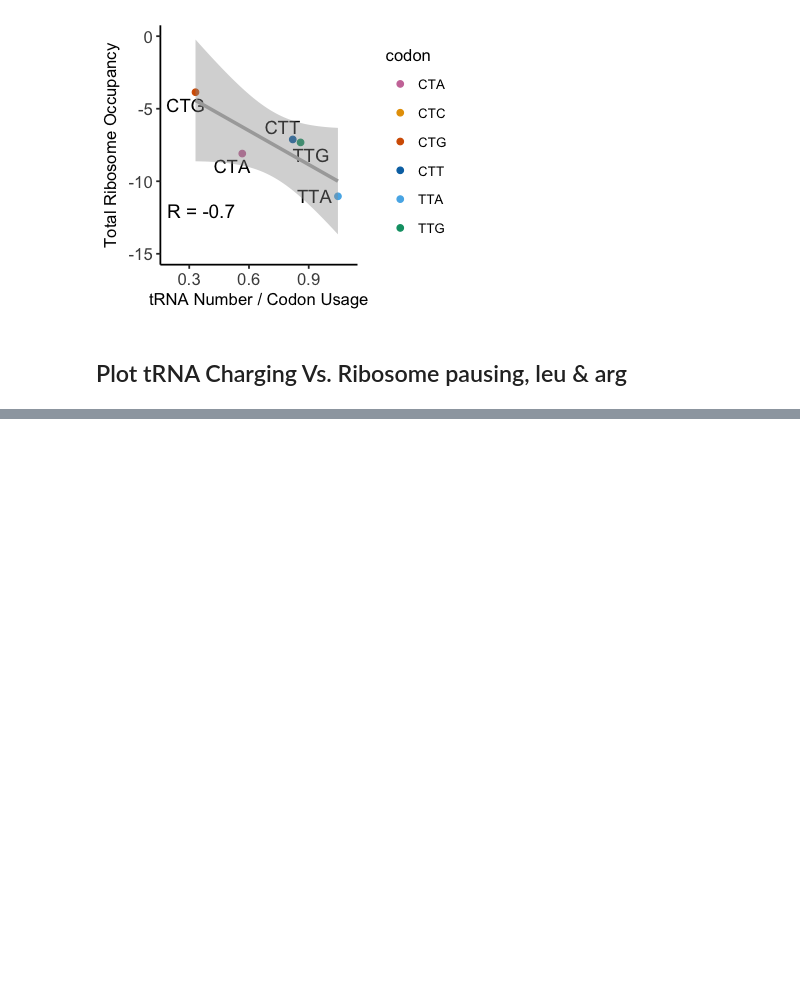
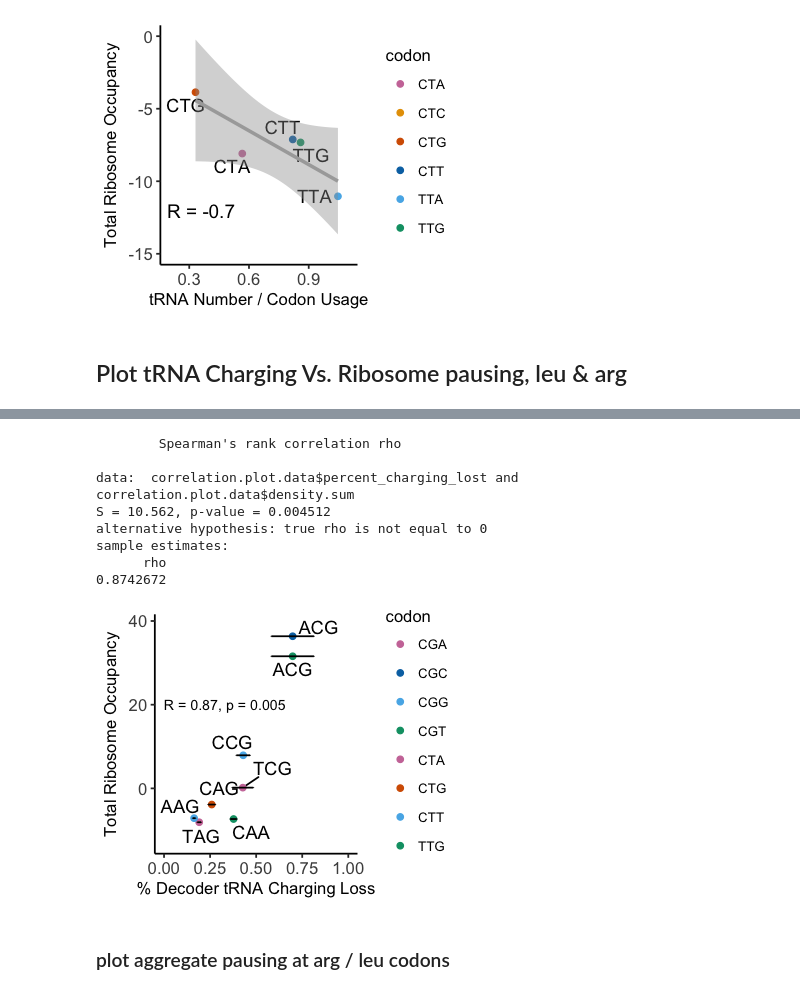
Before and after one commit to adarnell/2017_adarnell_riboseq_Rpipeline_test, a Jupyter notebook: scripts/plot_codon_usage.ipynb, the cells around one changed output, grey strips where cells are left out. Cells and saved outputs as stored; diff of their text form; code cells hidden in the pictures; blank space fills up the shorter version.

```diff
--- a/scripts/plot_codon_usage.ipynb
+++ b/scripts/plot_codon_usage.ipynb
@@ -647,0 +701,41 @@ sample estimates:
+# %%
+cbPalette <- c("#CC79A7", "#0072B2","#56B4E9", "#009E73","#CC79A7", "#D55E00",
+               "#56B4E9", "#009E73")
+options(repr.plot.width = 3, repr.plot.height = 2.5)
+
+correlation.plot.data <- correlationdata %>%
+  select(codon,anticodon,percent_charging_lost,density.sum,sterr_percent_charging_lost)
+
+correlation.plot.data %>%
+  ggplot(aes(x = percent_charging_lost, y = density.sum)) +
+  geom_text_repel(aes(label=anticodon)) +  #use paste() to combine labels
+  #facet_wrap(~ anticodon, scales = "free") +
+  geom_point(aes(color=codon)) +
+  theme_classic(base_family='Arial',base_size=10) +
+  theme(axis.text = element_text(size=10)) +
+  #scale_y_continuous(limits=c(0,NA)) +
+  xlab("% Decoder tRNA Charging Loss") +
+  ylab("Total Ribosome Occupancy") +
+  xlim(0,1) +
+  ylim(-13,39) +
+  annotate(x=.33, y=20,
+         label=paste("R = 0.87, p = 0.005"),
+         geom="text", size=3) +
+  #geom_smooth(method="lm", color='darkgrey') +
+  scale_colour_manual(values=rep(cbPalette, 2)) +
+  #theme(legend.position="none") +
+  geom_errorbarh(aes(xmin=percent_charging_lost-sterr_percent_charging_lost, xmax=percent_charging_lost+sterr_percent_charging_lost)) +
+  ggsave('../figures/20170921_argleu_trnacharging_percentlost_vs_pausing_scatter_anticodonlabel.svg',width = 3, height = 2.5, units = 'in')
+cor.test(correlation.plot.data$percent_charging_lost, correlation.plot.data$density.sum, method = "spearman", conf.level = 0.95)
+# %% [output]
+        Spearman's rank correlation rho
+
+data:  correlation.plot.data$percent_charging_lost and correlation.plot.data$density.sum
+S = 10.562, p-value = 0.004512
+alternative hypothesis: true rho is not equal to 0
+sample estimates:
+      rho
+0.8742672
+[figure, added]
+# %% [markdown]
+### plot aggregate pausing at arg / leu codons
```
Also changed, not shown: parts of 12 cells of this notebook.
